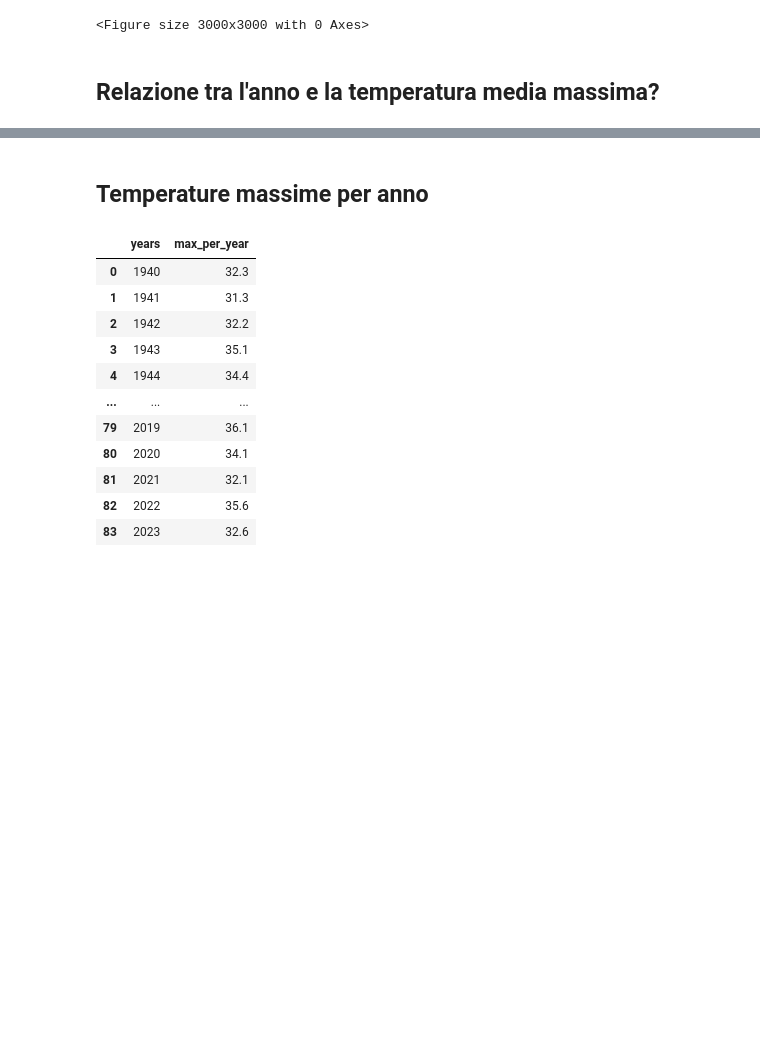
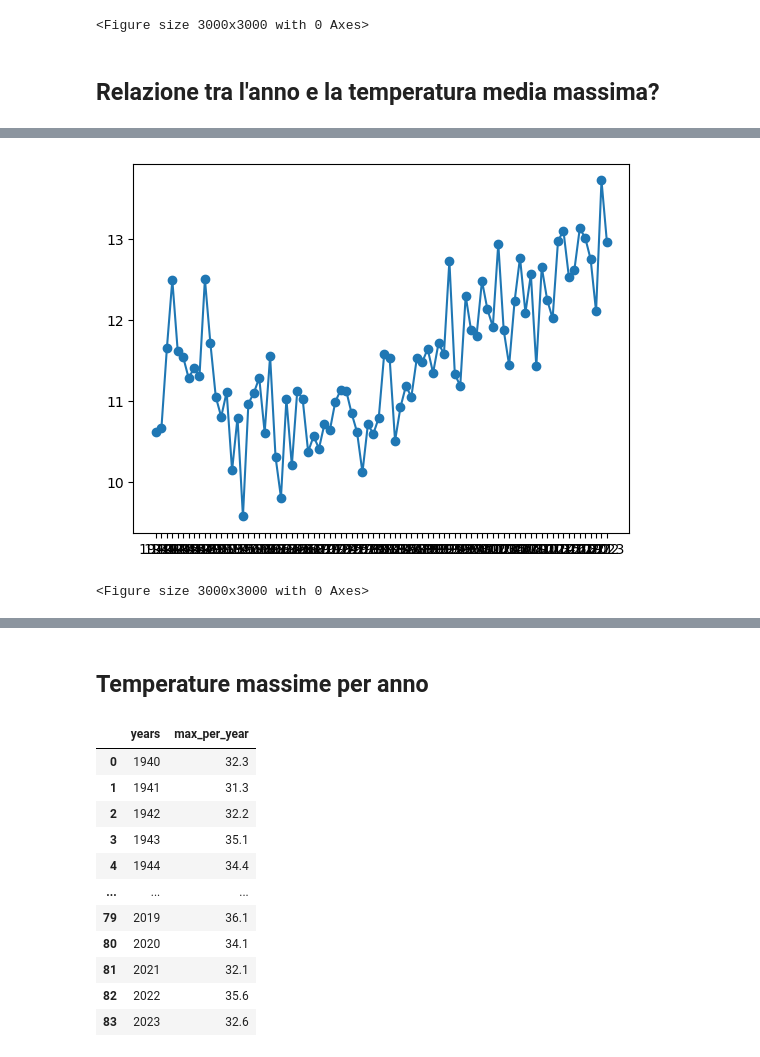
Before and after one commit to Favo02-unimi/visualizzazione-scientifica, a Jupyter notebook: climate.ipynb, the cells around one changed output, grey strips where cells are left out. Saved outputs shown, nothing was run; the diff lists cells and outputs as text; code cells hidden in the pictures; blank space fills up the shorter version.

```diff
--- a/climate.ipynb
+++ b/climate.ipynb
@@ -92,3 +117,10 @@ plt.show()
+# %%
+plt.plot(mean_max_per_year.years.astype(str), mean_max_per_year["mean_per_year"], marker='o')
+plt.figure(figsize=(30,30))
+plt.show()
+# %% [output]
+[figure, added]
+<Figure size 3000x3000 with 0 Axes>
 # %%
 plt.scatter(mean_max_per_year.years, mean_max_per_year.mean_per_year)
 plt.show()
```
Also changed, not shown: parts of 12 cells of this notebook.
